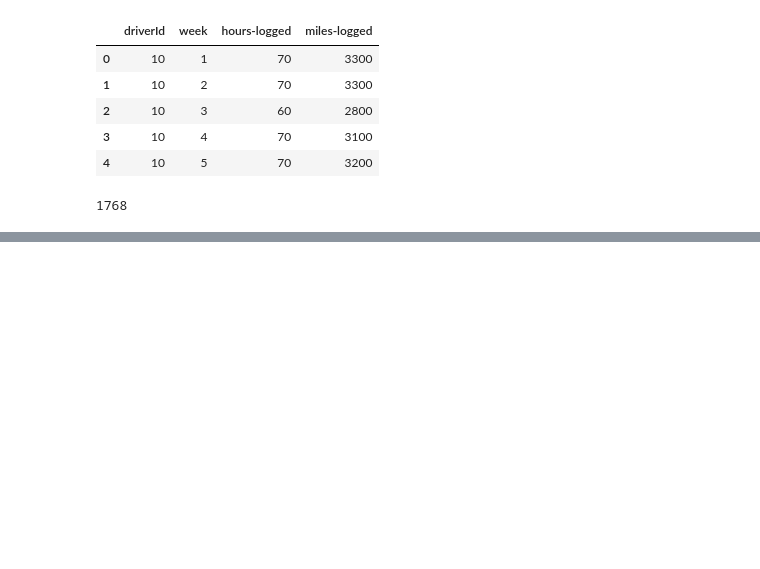
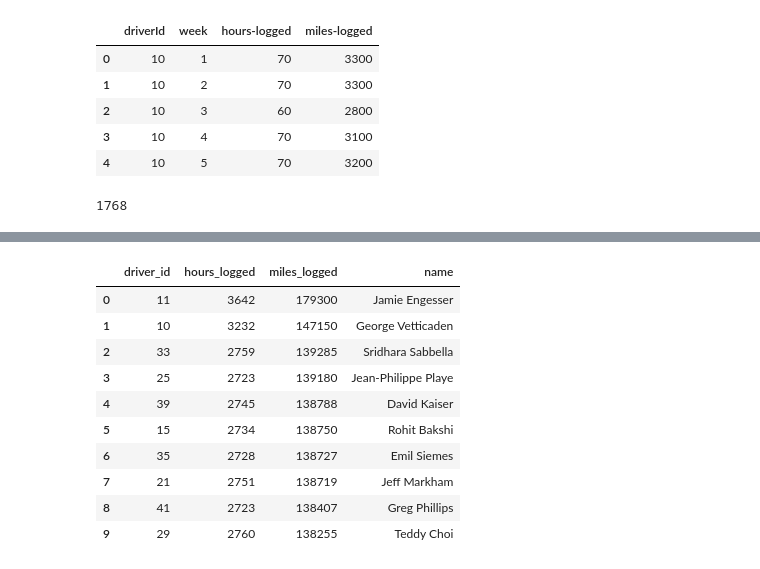
Before and after one commit to 2026-2-fundamentos/std-sebastian-mesa-calle, a Jupyter notebook: P104_drivers_sqlite/notebooks/notebook.ipynb, the cells around one changed output, grey strips where cells are left out. Drawn from its saved outputs; the diff is of its cells as text; code cells hidden in the pictures; blank space fills up the shorter version.

```diff
--- a/P104_drivers_sqlite/notebooks/notebook.ipynb
+++ b/P104_drivers_sqlite/notebooks/notebook.ipynb
@@ -76,0 +268,27 @@ connection.commit()
+# %%
+# Los conductores con mayor cantidad total de millas registradas
+sql = """
+SELECT
+    driver_id,
+    hours_logged,
+    miles_logged,
+    name
+FROM driver_summary
+ORDER BY miles_logged DESC
+LIMIT 10;
+"""
+
+top10 = pd.read_sql_query(sql, connection)
+top10
+# %% [output]
+|  | driver_id | hours_logged | miles_logged | name |
+| 0 | 11 | 3642 | 179300 | Jamie Engesser |
+| 1 | 10 | 3232 | 147150 | George Vetticaden |
+| 2 | 33 | 2759 | 139285 | Sridhara Sabbella |
+| 3 | 25 | 2723 | 139180 | Jean-Philippe Playe |
+| 4 | 39 | 2745 | 138788 | David Kaiser |
+| 5 | 15 | 2734 | 138750 | Rohit Bakshi |
+| 6 | 35 | 2728 | 138727 | Emil Siemes |
+| 7 | 21 | 2751 | 138719 | Jeff Markham |
+| 8 | 41 | 2723 | 138407 | Greg Phillips |
+| 9 | 29 | 2760 | 138255 | Teddy Choi |
```
Also changed, not shown: parts of 10 cells of this notebook, 2 other files.
